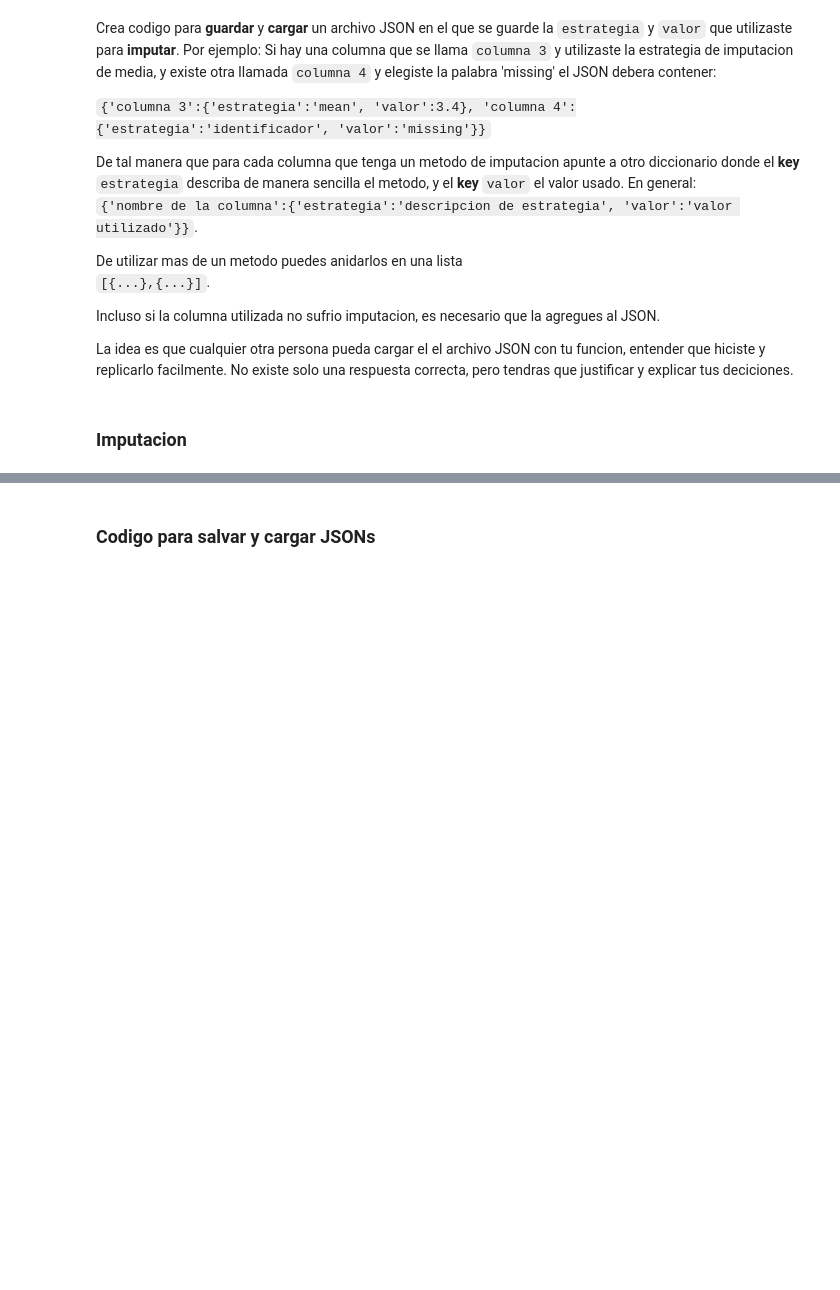
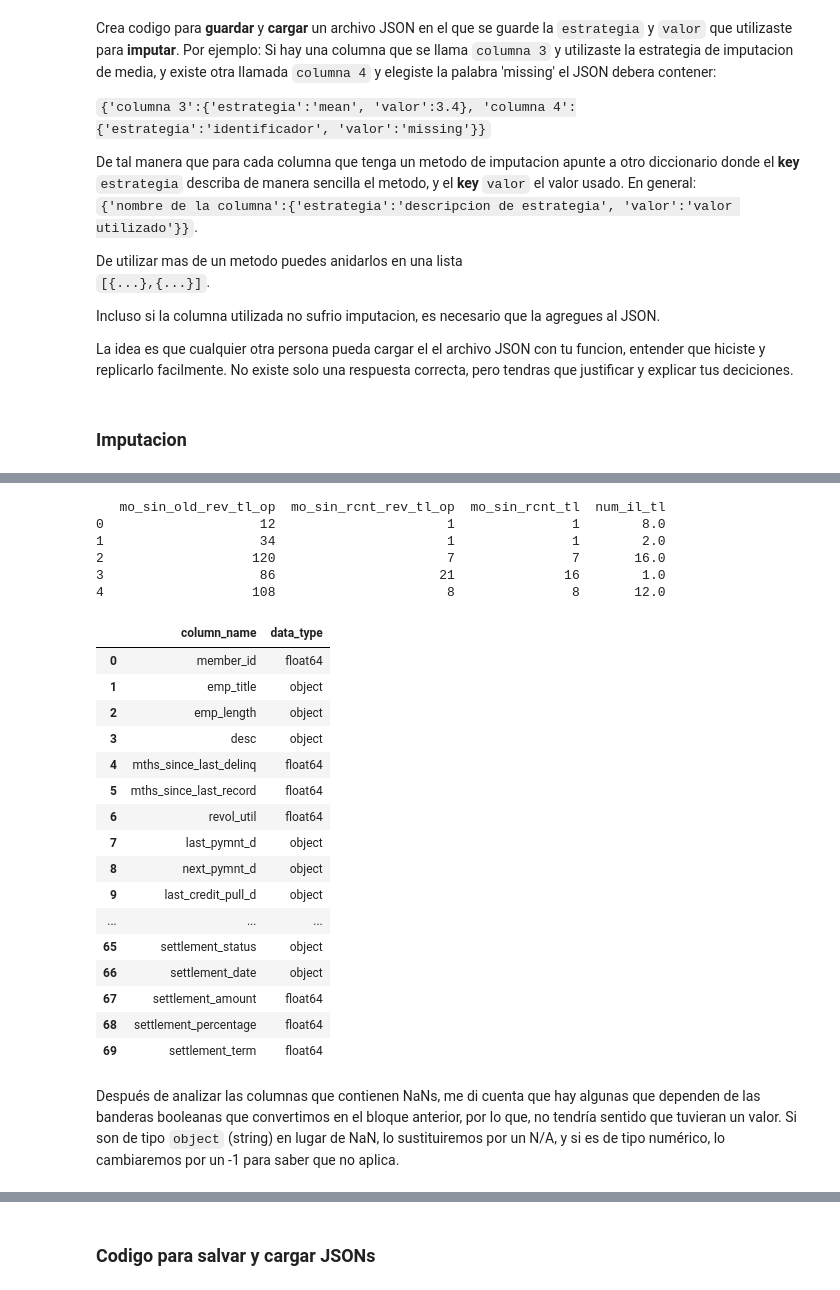
Before and after one commit to sonder-art/fdd_o24, a Jupyter notebook: tareas/208450/pandas/09_limpieza_pandas.ipynb, the cells around one changed output, grey strips where cells are left out. Saved outputs shown, nothing was run; the diff lists cells and outputs as text; code cells hidden in the pictures; blank space fills up the shorter version.

```diff
--- a/tareas/208450/pandas/09_limpieza_pandas.ipynb
+++ b/tareas/208450/pandas/09_limpieza_pandas.ipynb
@@ -205,0 +287,6 @@ No olvides anotar tus justificaciones para recordar cuando te toque explicarlo.
+# %%
+# Manejo de tipos 4
+# Convertir la columna 'delinq_2yrs' a tipo entero, ya que todos sus valores son enteros auqnue el tipo sea float64.
+# Además, el valor máximo es 21, por lo que basta con 8 bits para representarlo.
+loans['delinq_2yrs'] = loans['delinq_2yrs'].astype('int8')
+loans['delinq_2yrs'].unique()
@@ -230,0 +525,58 @@ La idea es que cualquier otra persona pueda cargar el el archivo JSON con tu fun
+# %%
+def fix_negative_values(df):
+    # Columnas que queremos procesar y sus estrategias
+    cols_to_abs = ['mo_sin_old_rev_tl_op', 'mo_sin_rcnt_rev_tl_op', 'mo_sin_rcnt_tl']
+    col_to_mean = 'num_il_tl'
+
+    # Aplicar valor absoluto a las columnas seleccionadas
+    for col in cols_to_abs:
+        df[col] = df[col].apply(lambda x: abs(x) if x < 0 else x)
+
+    # Reemplazar valores negativos en la columna 'num_il_tl' con la media de los valores positivos
+    mean_value = df[col_to_mean][df[col_to_mean] >= 0].mean()
+    df[col_to_mean] = df[col_to_mean].apply(lambda x: mean_value if x < 0 else x)
+
+# Uso del método en el DataFrame loans
+fix_negative_values(loans)
+
+# Mostrar las primeras filas para verificar los cambios
+print(loans[['mo_sin_old_rev_tl_op', 'mo_sin_rcnt_rev_tl_op', 'mo_sin_rcnt_tl', 'num_il_tl']].head())
+# %% [output]
+   mo_sin_old_rev_tl_op  mo_sin_rcnt_rev_tl_op  mo_sin_rcnt_tl  num_il_tl
+0                    12                      1               1        8.0
+1                    34                      1               1        2.0
+2                   120                      7               7       16.0
+3                    86                     21              16        1.0
+4                   108                      8               8       12.0
+# %%
+# Filtrar columnas que tienen al menos un NaN
+cols_with_nans = loans.columns[loans.isna().any()]
+
+# Crear un DataFrame con el nombre de la columna y su tipo
+df_nans_info = pd.DataFrame({
+    'column_name': cols_with_nans,
+    'data_type': loans[cols_with_nans].dtypes.values
+})
+
+# Mostrar el DataFrame
+df_nans_info
+# %% [output]
+|  | column_name | data_type |
+| 0 | member_id | float64 |
+| 1 | emp_title | object |
+| 2 | emp_length | object |
+| 3 | desc | object |
+| 4 | mths_since_last_delinq | float64 |
+| 5 | mths_since_last_record | float64 |
+| 6 | revol_util | float64 |
+| 7 | last_pymnt_d | object |
+| 8 | next_pymnt_d | object |
+| 9 | last_credit_pull_d | object |
+| ... | ... | ... |
+| 65 | settlement_status | object |
+| 66 | settlement_date | object |
+| 67 | settlement_amount | float64 |
+| 68 | settlement_percentage | float64 |
+| 69 | settlement_term | float64 |
+# %% [markdown]
+Después de analizar las columnas que contienen NaNs, me di cuenta que hay algunas que dependen de las banderas booleanas que convertimos en el bloque anterior, por lo que, no tendría sentido que tuvieran un valor. Si son de tipo `object` (string) en lugar de NaN, lo sustituiremos por un N/A, y si es de tipo numérico, lo cambiaremos por un -1 para saber que no aplica.
```
Also changed, not shown: parts of 65 cells of this notebook.
